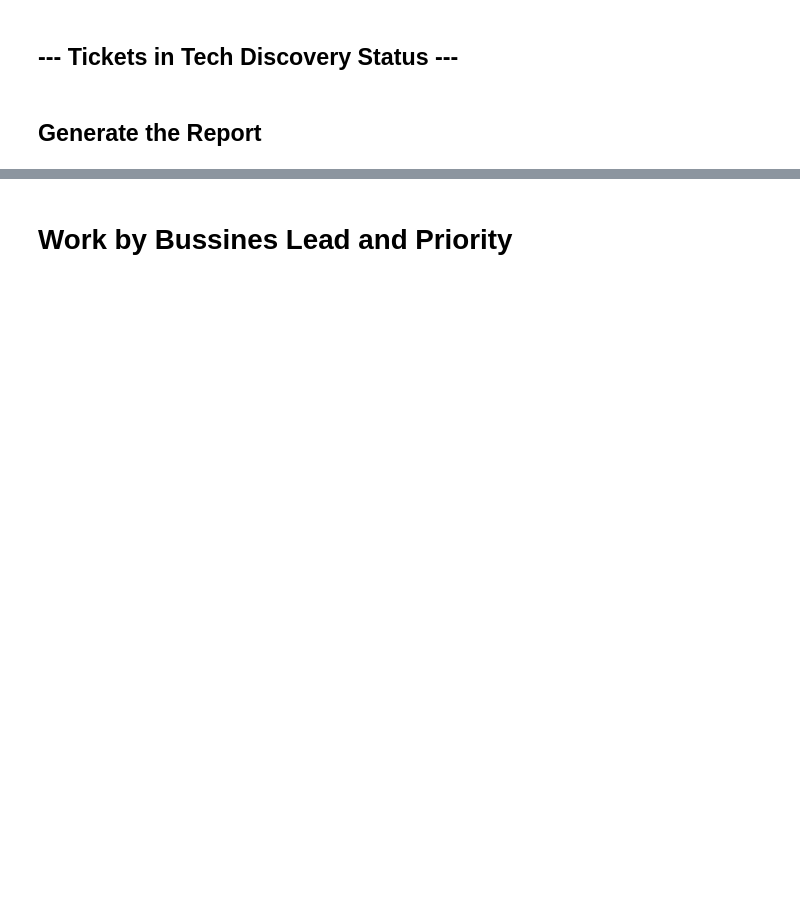
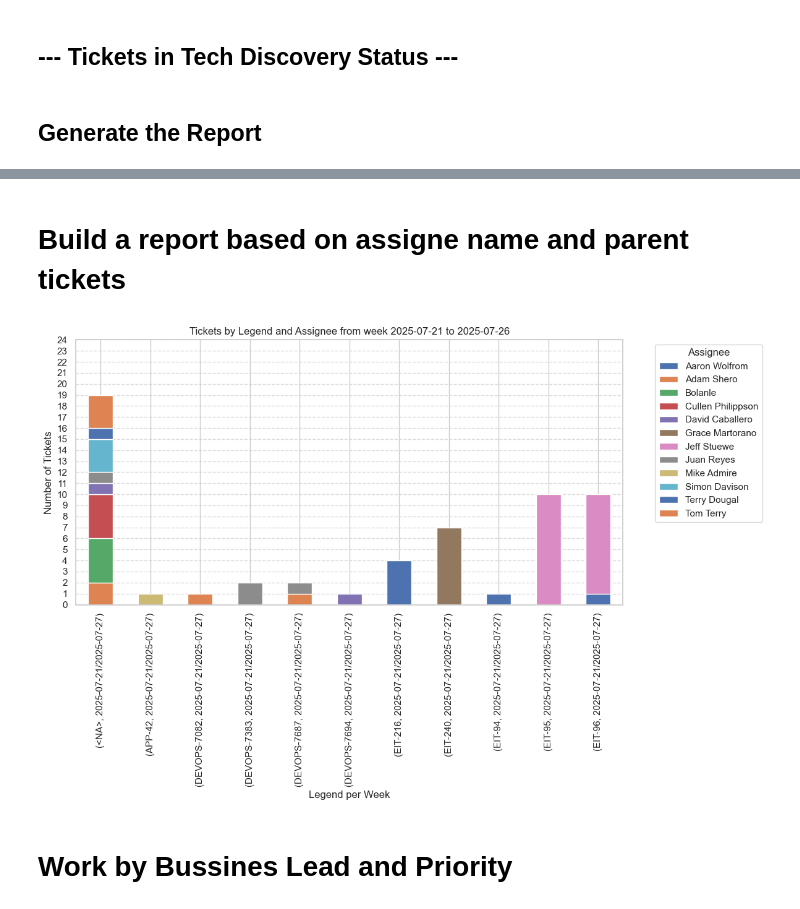
Before and after one commit to jorgeerodriguez/Jira, a Jupyter notebook: Jira.ipynb, the cells around one changed output, grey strips where cells are left out. Saved outputs shown, nothing was run; the diff lists cells and outputs as text; code cells hidden in the pictures; blank space fills up the shorter version.

```diff
--- a/Jira.ipynb
+++ b/Jira.ipynb
@@ -1847 +1889,3 @@ All 41 Tickets as: 2025-07-29 at 15:5 CST
 +-------------+-------------------------+------------+------------------+--------------------+--------------------+-------------------+----------------+------------+-------------+--------------------- ...
+# %% [markdown]
+# Build a report based on assigne name and parent tickets
@@ -1848,3 +1912,17 @@ All 41 Tickets as: 2025-07-29 at 15:5 CST
+# %%
+pivot_df.plot(kind='bar', stacked=True, figsize=(12, 8))
+plt.title(f'Tickets by Legend and Assignee from week {start_month} to {end_month}')
+plt.xlabel('Legend per Week')
+plt.ylabel('Number of Tickets')
+#plt.ylim(0, pivot_df.values.max())  # Set y-axis limit to max tickets
+plt.yticks(np.arange(0, pivot_df.values.max()+15, 1))  # Set y-ticks to every 2 tickets
+plt.grid(axis='y', linestyle='--', alpha=0.7)
+plt.xticks(rotation=90, ha='center')
+plt.legend(title='Assignee', bbox_to_anchor=(1.05, 1), loc='upper left')
+plt.tight_layout()
+plt.show()
+# %% [output]
+[figure, added]
 # %% [markdown]
 # Work by Bussines Lead and Priority
 # %%
```
Also changed, not shown: parts of 29 cells of this notebook.
